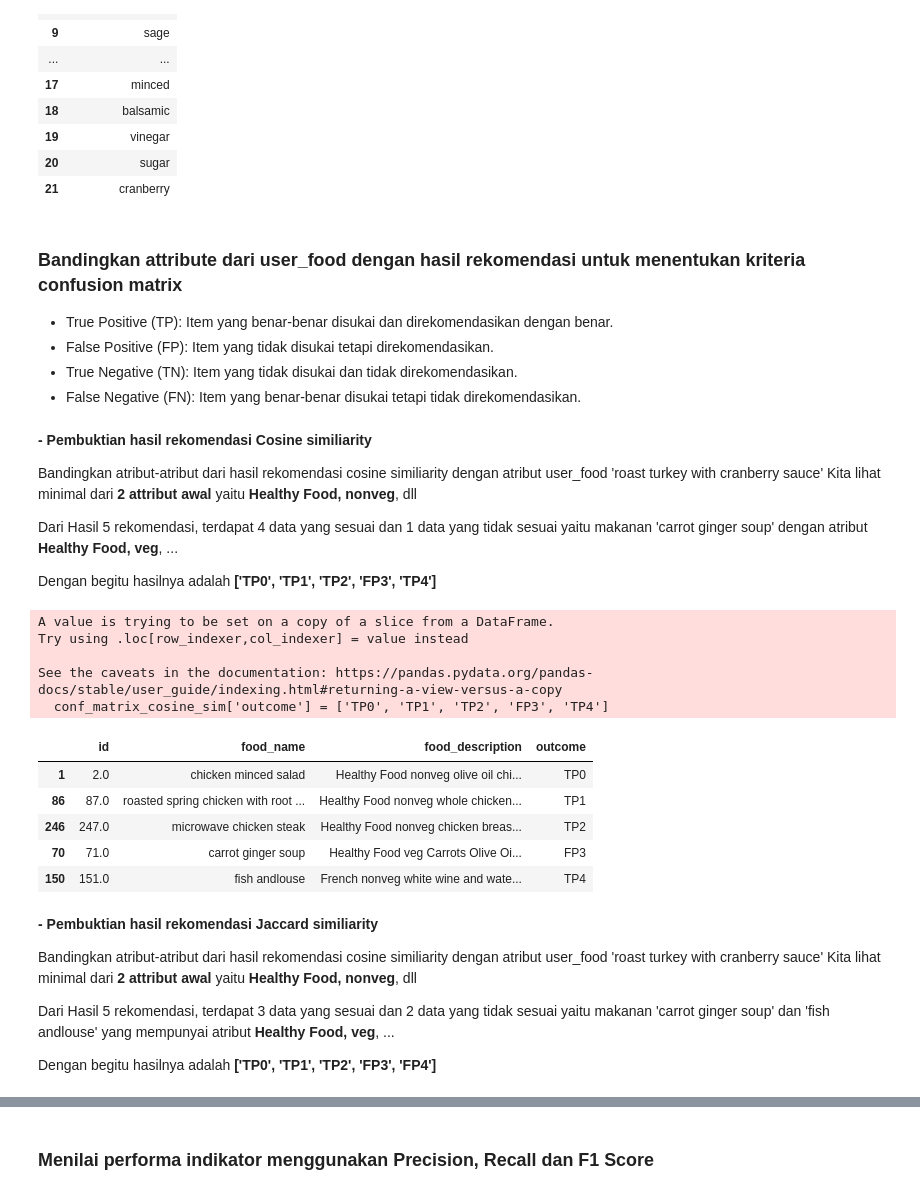
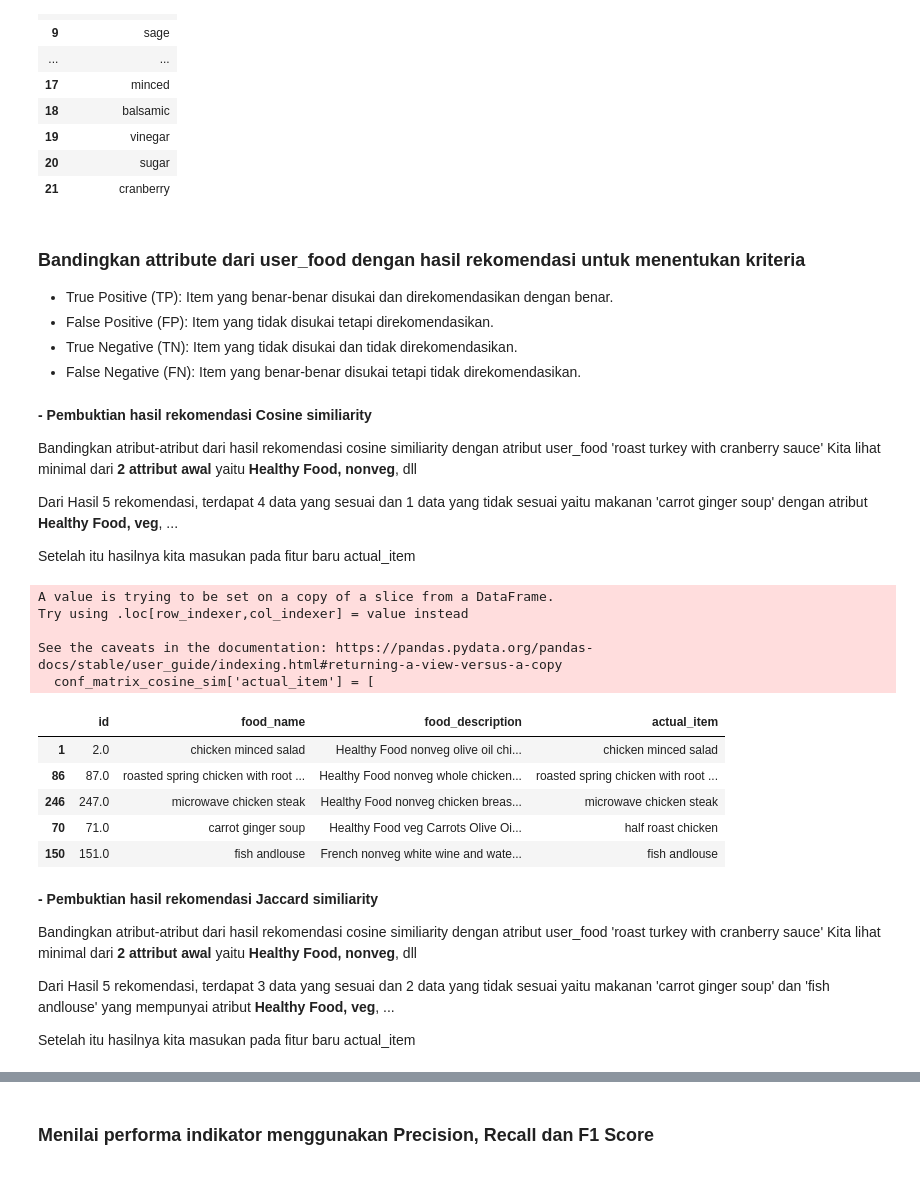
Before and after one commit to renhardjh/Food-Recommender-System, a Jupyter notebook: Food_Recommendation.ipynb, the cells around one changed output, grey strips where cells are left out. Drawn from its saved outputs; the diff is of its cells as text; code cells hidden in the pictures.

```diff
--- a/Food_Recommendation.ipynb
+++ b/Food_Recommendation.ipynb
@@ -591,7 +591,7 @@ attr_df
 | 20 | sugar |
 | 21 | cranberry |
 # %% [markdown]
-### Bandingkan attribute dari user_food dengan hasil rekomendasi untuk menentukan kriteria confusion matrix
+### Bandingkan attribute dari user_food dengan hasil rekomendasi untuk menentukan kriteria
 - True Positive (TP): Item yang benar-benar disukai dan direkomendasikan dengan benar.
 - False Positive (FP): Item yang tidak disukai tetapi direkomendasikan.
 - True Negative (TN): Item yang tidak disukai dan tidak direkomendasikan.
@@ -604,24 +604,29 @@ Kita lihat minimal dari **2 attribut awal** yaitu **Healthy Food, nonveg**, dll
 
 Dari Hasil 5 rekomendasi, terdapat 4 data yang sesuai dan 1 data yang tidak sesuai yaitu makanan 'carrot ginger soup' dengan atribut **Healthy Food, veg**, ...
 
-Dengan begitu hasilnya adalah **['TP0', 'TP1', 'TP2', 'FP3', 'TP4']**
+Setelah itu hasilnya kita masukan pada fitur baru actual_item
 # %%
 # Buat kolom baru 'outcome' untuk menampung nilai hasil Cosine similiarity
 conf_matrix_cosine_sim = cosine_sim_recommend
-conf_matrix_cosine_sim['outcome'] = ['TP0', 'TP1', 'TP2', 'FP3', 'TP4']
+conf_matrix_cosine_sim['actual_item'] = [
+    'chicken minced salad',
+    'roasted spring chicken with root veggies',
+    'microwave chicken steak',
+    'half roast chicken',
+    'fish andlouse']
 conf_matrix_cosine_sim
 # %% [output]
 A value is trying to be set on a copy of a slice from a DataFrame.
 Try using .loc[row_indexer,col_indexer] = value instead
 
 See the caveats in the documentation: https://pandas.pydata.org/pandas-docs/stable/user_guide/indexing.html#returning-a-view-versus-a-copy
-  conf_matrix_cosine_sim['outcome'] = ['TP0', 'TP1', 'TP2', 'FP3', 'TP4']
+  conf_matrix_cosine_sim['actual_item'] = [
-|  | id | food_name | food_description | outcome |
-| 1 | 2.0 | chicken minced salad | Healthy Food nonveg olive oil chi... | TP0 |
-| 86 | 87.0 | roasted spring chicken with root ... | Healthy Food nonveg whole chicken... | TP1 |
-| 246 | 247.0 | microwave chicken steak | Healthy Food nonveg chicken breas... | TP2 |
-| 70 | 71.0 | carrot ginger soup | Healthy Food veg Carrots Olive Oi... | FP3 |
-| 150 | 151.0 | fish andlouse | French nonveg white wine and wate... | TP4 |
+|  | id | food_name | food_description | actual_item |
+| 1 | 2.0 | chicken minced salad | Healthy Food nonveg olive oil chi... | chicken minced salad |
+| 86 | 87.0 | roasted spring chicken with root ... | Healthy Food nonveg whole chicken... | roasted spring chicken with root ... |
+| 246 | 247.0 | microwave chicken steak | Healthy Food nonveg chicken breas... | microwave chicken steak |
+| 70 | 71.0 | carrot ginger soup | Healthy Food veg Carrots Olive Oi... | half roast chicken |
+| 150 | 151.0 | fish andlouse | French nonveg white wine and wate... | fish andlouse |
 # %% [markdown]
 **- Pembuktian hasil rekomendasi Jaccard similiarity**
 
@@ -630,7 +635,7 @@ Kita lihat minimal dari **2 attribut awal** yaitu **Healthy Food, nonveg**, dll
 
 Dari Hasil 5 rekomendasi, terdapat 3 data yang sesuai dan 2 data yang tidak sesuai yaitu makanan 'carrot ginger soup' dan 'fish andlouse' yang mempunyai atribut **Healthy Food, veg**, ...
 
-Dengan begitu hasilnya adalah **['TP0', 'TP1', 'TP2', 'FP3', 'FP4']**
+Setelah itu hasilnya kita masukan pada fitur baru actual_item
 # %%
 # Buat kolom baru 'outcome' untuk menampung nilai hasil Jaccard similiarity
 conf_matrix_jaccard_sim = jaccard_recommend
```
Also changed, not shown: parts of 4 cells of this notebook, 1 other file.
